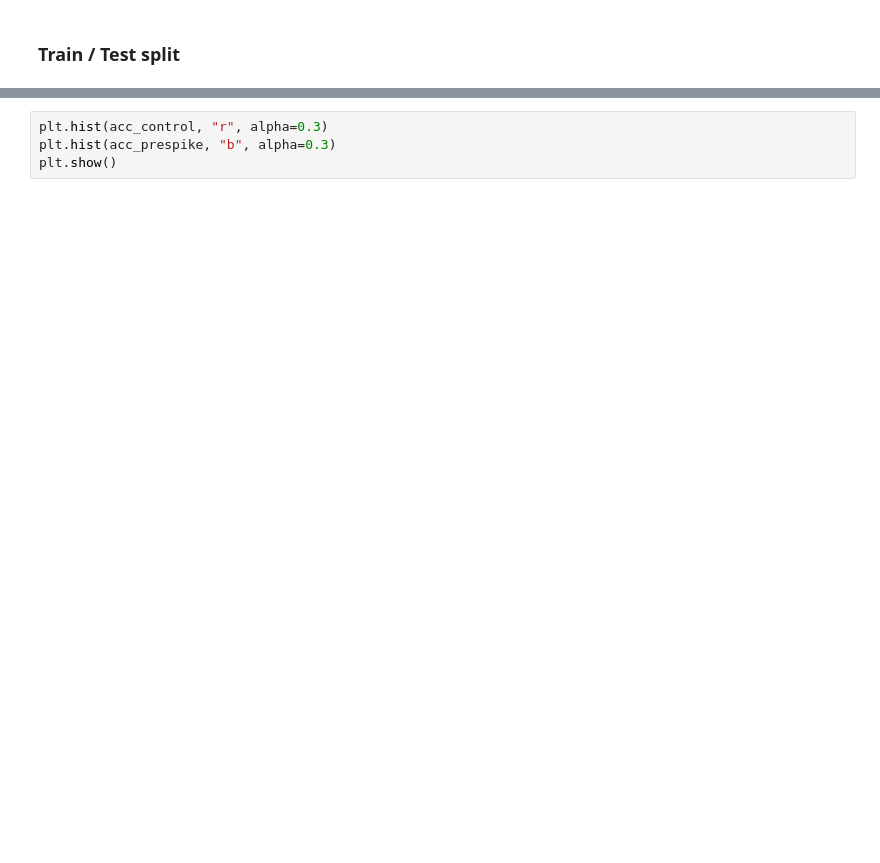
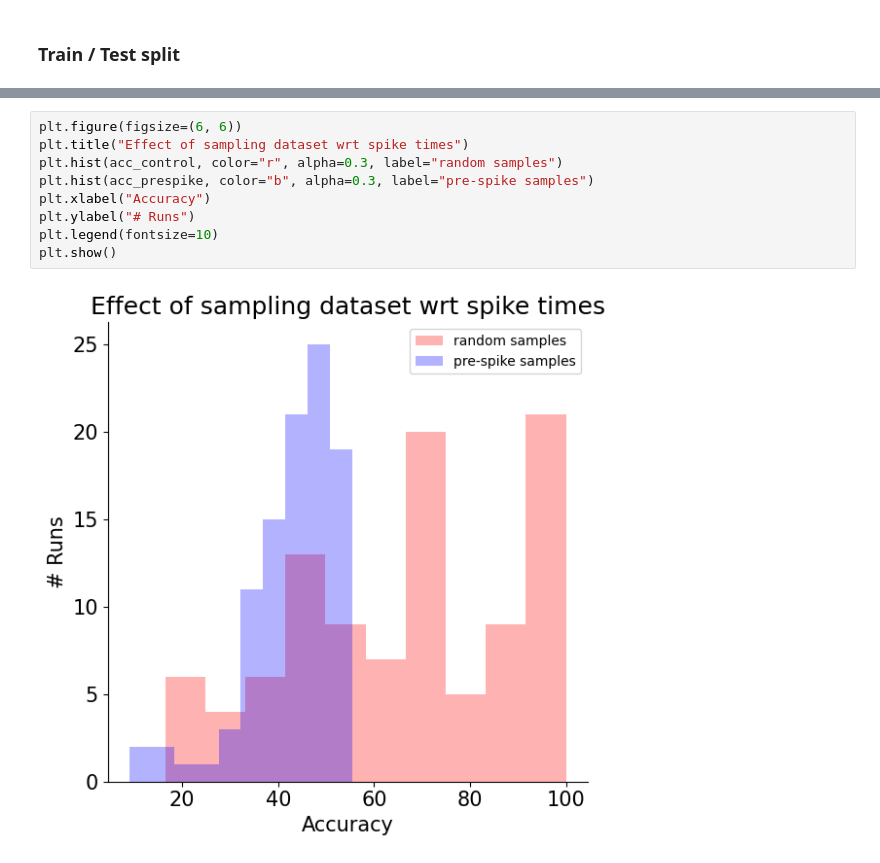
Before and after one commit to karahanyilmazer/OHBM-Hackathon23, a Jupyter notebook: load_amygdala_thomas.ipynb, the cells around one changed output, grey strips where cells are left out. Drawn from its saved outputs; the diff is of its cells as text; blank space fills up the shorter version.

```diff
--- a/load_amygdala_thomas.ipynb
+++ b/load_amygdala_thomas.ipynb
@@ -265,4 +288,11 @@ Prespike - Accuracy: 52.0 %
 # %%
-plt.hist(acc_control, "r", alpha=0.3)
-plt.hist(acc_prespike, "b", alpha=0.3)
+plt.figure(figsize=(6, 6))
+plt.title("Effect of sampling dataset wrt spike times")
+plt.hist(acc_control, color="r", alpha=0.3, label="random samples")
+plt.hist(acc_prespike, color="b", alpha=0.3, label="pre-spike samples")
+plt.xlabel("Accuracy")
+plt.ylabel("# Runs")
+plt.legend(fontsize=10)
 plt.show()
+# %% [output]
+[figure, added]
```
Also changed, not shown: parts of 8 cells of this notebook.
